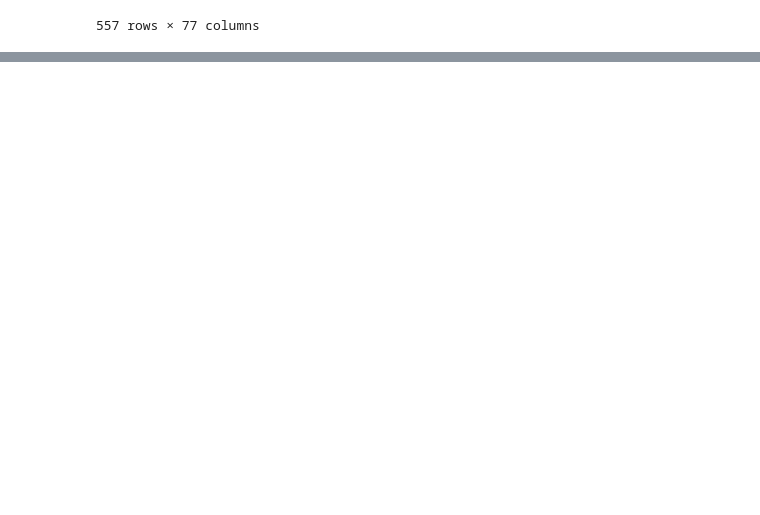
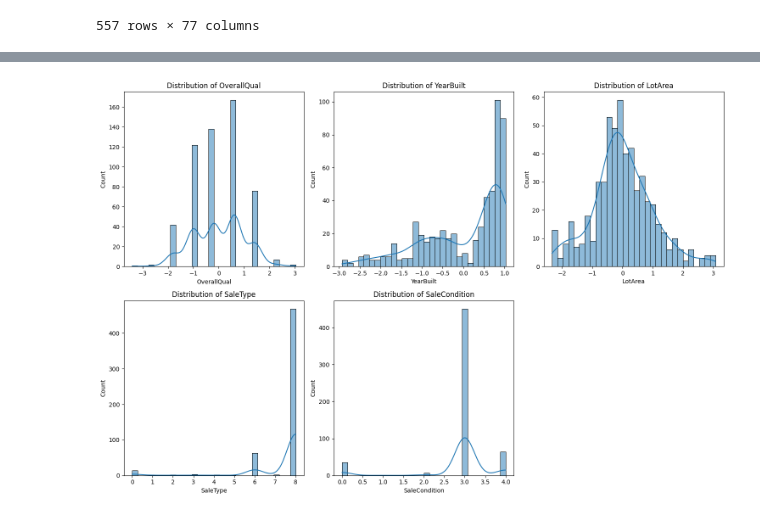
Before and after one commit to aidilbaihaqi/my-datasets-ml-projects, a Jupyter notebook: house-prices-regression/house-regression.ipynb, the cells around one changed output, grey strips where cells are left out. Cells and saved outputs as stored; diff of their text form; code cells hidden in the pictures; blank space fills up the shorter version.

Commit message:
feat: Exploratory Data Analyst

```diff
--- a/house-prices-regression/house-regression.ipynb
+++ b/house-prices-regression/house-regression.ipynb
@@ -234,0 +259,28 @@ df_lencoder
+# %%
+# Menghitung jumlah variabel
+num_vars = df_lencoder.shape[1]
+
+# Menentukan jumlah baris dan kolom untuk grid subplot
+n_cols = 4 # Jumlah kolom yang diinginkan
+n_rows = -(-num_vars // n_cols) # Ceiling division untuk menentukan jumlah baris
+
+# Membuat subplot
+fig, axes = plt.subplots(n_rows, n_cols, figsize=(20, n_rows * 4))
+
+# Flatten axes array untuk memudahkan iterasi jika diperlukan
+axes = axes.flatten()
+
+# Plot setiap variabel
+for i, column in enumerate(df_lencoder.columns):
+  df_lencoder[column].hist(ax=axes[i], bins=20, edgecolor='black')
+  axes[i].set_title(column)
+  axes[i].set_xlabel('Value')
+  axes[i].set_ylabel('Frequency')
+
+# Menghapus subplot yang tidak terpakai (jika ada)
+for j in range (i + 1, len(axes)):
+  fig.delaxes(axes[j])
+
+# Menyesuaikan layout agar lebih rapi
+plt.tight_layout()
+plt.show()
@@ -234,0 +289,18 @@ df_lencoder
+# %%
+# Visualiasi distribusi untuk melihat korelasi antara variable numerik
+import matplotlib.pyplot as plt
+import seaborn as sns
+
+# Visualisasi distribusi data untuk beberapa kolom
+columns_to_plot = ['OverallQual', 'YearBuilt', 'LotArea', 'SaleType', 'SaleCondition']
+
+plt.figure(figsize=(15, 10))
+for i, column in enumerate(columns_to_plot, 1):
+  plt.subplot(2, 3, i)
+  sns.histplot(df_lencoder[column], kde=True, bins=30)
+  plt.title(f'Distribution of {column}')
+
+plt.tight_layout()
+plt.show()
+# %% [output]
+[figure, added]
```
Also changed, not shown: parts of 5 cells of this notebook.
